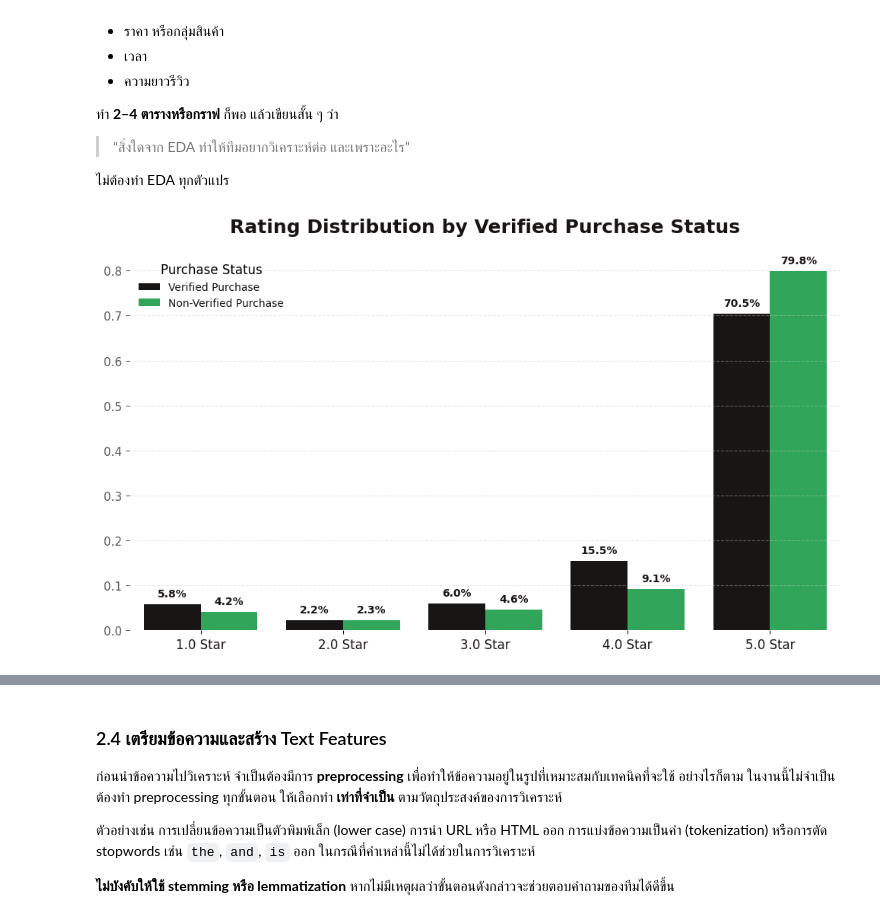
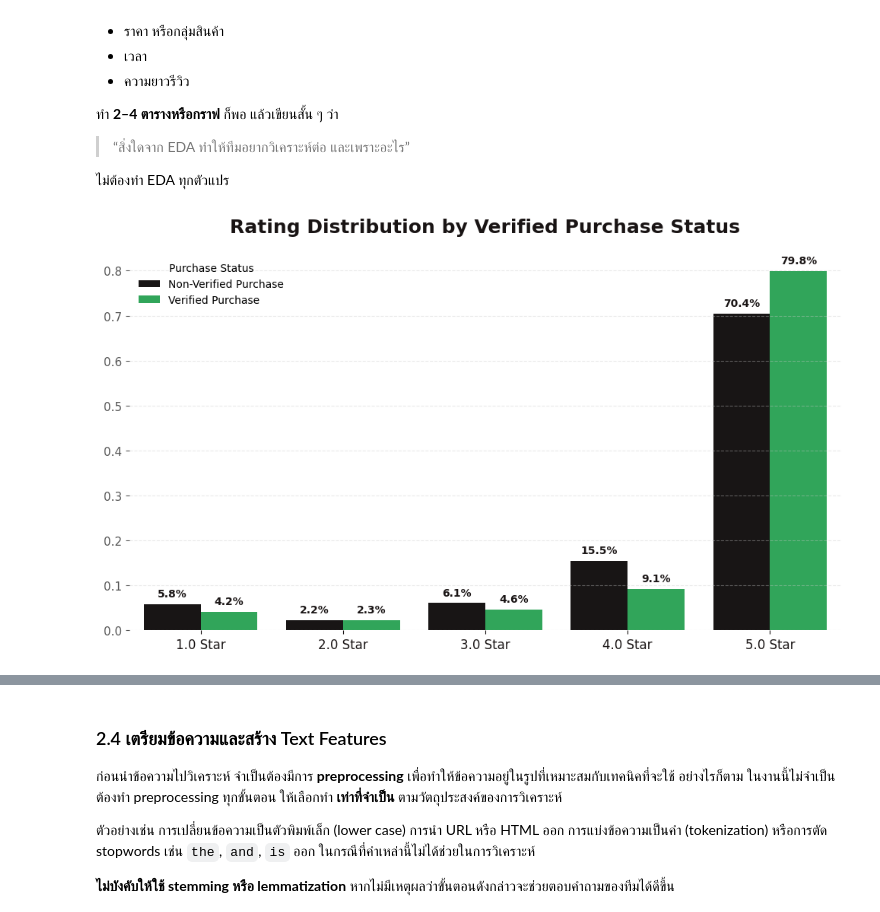
Before and after one commit to audomsak-pypy/Project1-Text_Analytics69, a Jupyter notebook: Project1_Text_Analytics69_Teams.ipynb, the cells around one changed output, grey strips where cells are left out. Cells and saved outputs as stored; diff of their text form; code cells hidden in the pictures.

```diff
--- a/Project1_Text_Analytics69_Teams.ipynb
+++ b/Project1_Text_Analytics69_Teams.ipynb
@@ -452,7 +448,7 @@ import pandas as pd
 
 # Prepare data for plotting
 # Calculate counts of ratings for verified and non-verified purchases
-rating_counts = df_reviews.groupby(['verified_purchase', 'rating']).size().unstack(fill_value=0)
+rating_counts = df_joined.groupby(['verified_purchase', 'rating']).size().unstack(fill_value=0)
 
 # Calculate percentages for each group (row-wise)
 rating_percentages = rating_counts.apply(lambda x: x / x.sum(), axis=1)
@@ -488,35 +484,34 @@ sns.barplot(
 # 3. Apply Spotify Minimal Styling
 ax.set_title('Rating Distribution by Verified Purchase Status', fontsize=18, fontweight='bold', color='#191414', pad=20)
 ax.set_xlabel('') # Hide x-axis label
 ax.set_ylabel('') # Hide y-axis label
 
 # Adjust x-axis tick labels for clarity
 ax.tick_params(axis='x', colors='#191414', labelsize=12, rotation=0)
 ax.tick_params(axis='y', colors='#555555', labelsize=11)
 
 # Remove all spines
 for spine in ['top', 'right', 'left', 'bottom']:
     ax.spines[spine].set_visible(False)
 
 # Add horizontal grid lines
 ax.grid(axis='y', linestyle='--', alpha=0.4, color='#CCCCCC')
 
 # Add annotations (percentages) on top of each bar
 for p in ax.patches:
     height = p.get_height()
     if height > 0:
         ax.annotate(f'{height:.1%}',
                     (p.get_x() + p.get_width() / 2., height),
                     ha='center', va='bottom', xytext=(0, 5),
                     textcoords='offset points', fontsize=10, color='#191414', fontweight='bold')
 
 # Adjust legend
-handles, labels = ax.get_legend_handles_labels()
-ax.legend(handles=handles, labels=['Verified Purchase', 'Non-Verified Purchase'],
-          title='Purchase Status', frameon=False, fontsize=10, title_fontsize=12,
-          labelcolor='#191414', loc='upper left')
+handles, _ = ax.get_legend_handles_labels()
+ax.legend(handles=handles, labels=['Non-Verified Purchase', 'Verified Purchase'],
+          title='Purchase Status', frameon=False)
 
 plt.tight_layout()
 plt.show()
 # %% [output]
-[figure, old version]
+[figure, new version]
```
Also changed, not shown: parts of 57 cells of this notebook.
